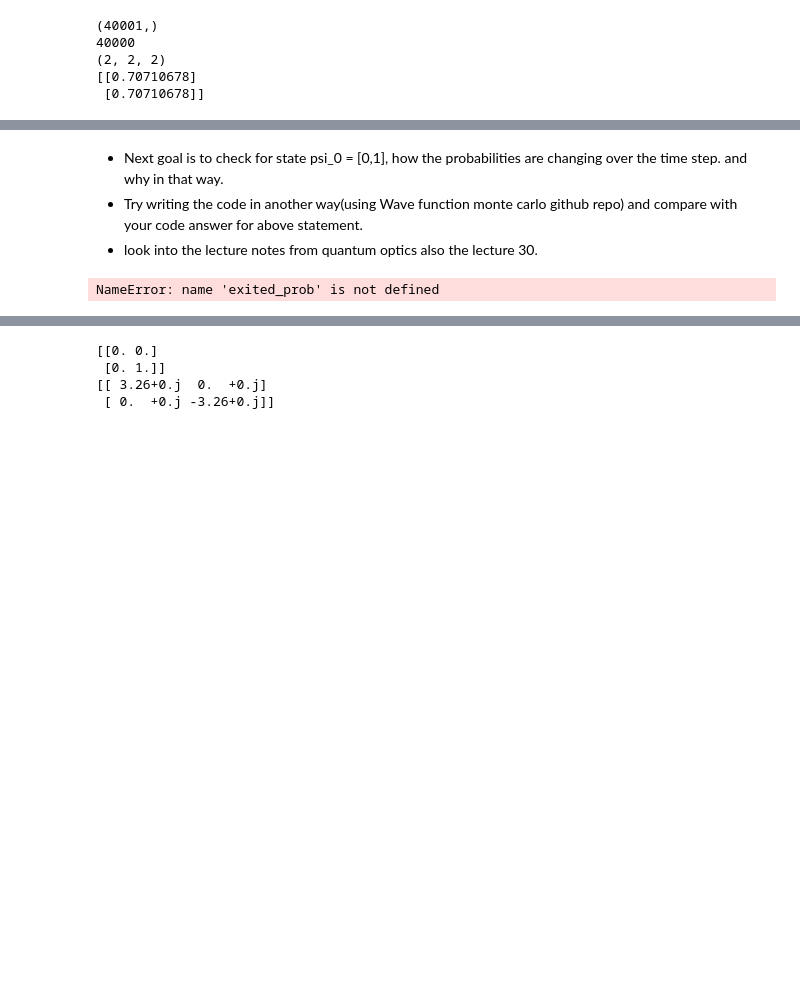
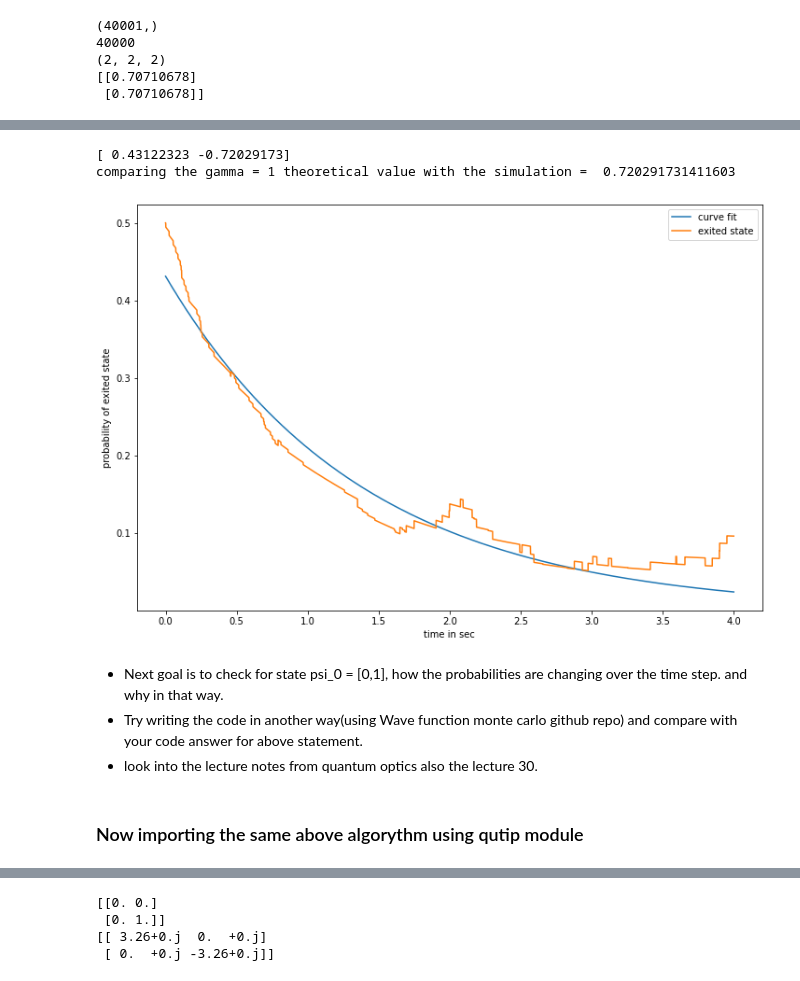
Before and after one commit to ubsuny/superconducting-qubit-raspi2, a Jupyter notebook: quantum_Monte_carlo_wavefunction.ipynb, the cells around one changed output, grey strips where cells are left out. Drawn from its saved outputs; the diff is of its cells as text; code cells hidden in the pictures; blank space fills up the shorter version.

```diff
--- a/quantum_Monte_carlo_wavefunction.ipynb
+++ b/quantum_Monte_carlo_wavefunction.ipynb
@@ -209,8 +223,10 @@ plt.legend()
 print(tlist.shape)
 print(exited_avg.shape)
 def test(x, a, b):
+    '''
+        give the array of  form  a*exp(b*x) for the given array x.
+    '''
     return a*np.exp(b*x)
-
 param, param_cov = curve_fit(test, tlist, exited_avg)
 print(param)
 fig = plt.figure(figsize=(12, 8))
@@ -219,7 +235,7 @@ plt.plot(tlist,exited_avg, label = "exited state")
 plt.xlabel("time in sec")
 plt.ylabel("probability of exited state")
 plt.legend()
-print("comparing the gamma = 1 theoretical value with the simulation = ",-param[1])
+print("comparing the gamma = 2 theoretical value with the simulation, gamma = ",-param[1])
 # %% [output]
 (40001,)
 (40001,)
@@ -359,14 +323,20 @@ plt.legend()
+# %%
+param, param_cov = curve_fit(test, tlist, exited_avg)
+print(param)
+fig = plt.figure(figsize=(12, 8))
+plt.plot(tlist,param[0]*np.exp(param[1]*tlist), label = "curve fit")
+plt.plot(tlist,exited_avg, label = "exited state")
+plt.xlabel("time in sec")
+plt.ylabel("probability of exited state")
+plt.legend()
+print("comparing the gamma = 1 theoretical value with the simulation = ",-param[1])
+# %% [output]
+[ 0.43122323 -0.72029173]
+comparing the gamma = 1 theoretical value with the simulation =  0.720291731411603
+[figure, added]
 # %% [markdown]
 * Next goal is to check for state psi_0 = [0,1], how the probabilities are changing over the time step. and why in that way.
 * Try writing the code in another way(using Wave function monte carlo github repo) and compare with your code answer for above statement.
 * look into the lecture notes from quantum optics also the lecture 30.
-# %%
-uncertainty = np.std(exited_prob, 0)/np.sqrt(N_iter)
-fig, ax = plt.subplots(nrows=1, ncols=2)
-ax.errorbar(tlist, np.mean(exited_prob, 0), uncertainty)
-ax.plot(tlist, np.mean(exited_prob, 0), 'r')  # Center line plotted in red for clarity
-ax.set_title("Average of %i Trajectories" % N_iter)
-ax.set_xlabel("Time")
-ax.set_ylim(0, 1)
-# %% [output]
-NameError: name 'exited_prob' is not defined
+# %% [markdown]
+### Now importing the same above algorythm using qutip module
```
Also changed, not shown: parts of 22 cells of this notebook, 4 other files.
